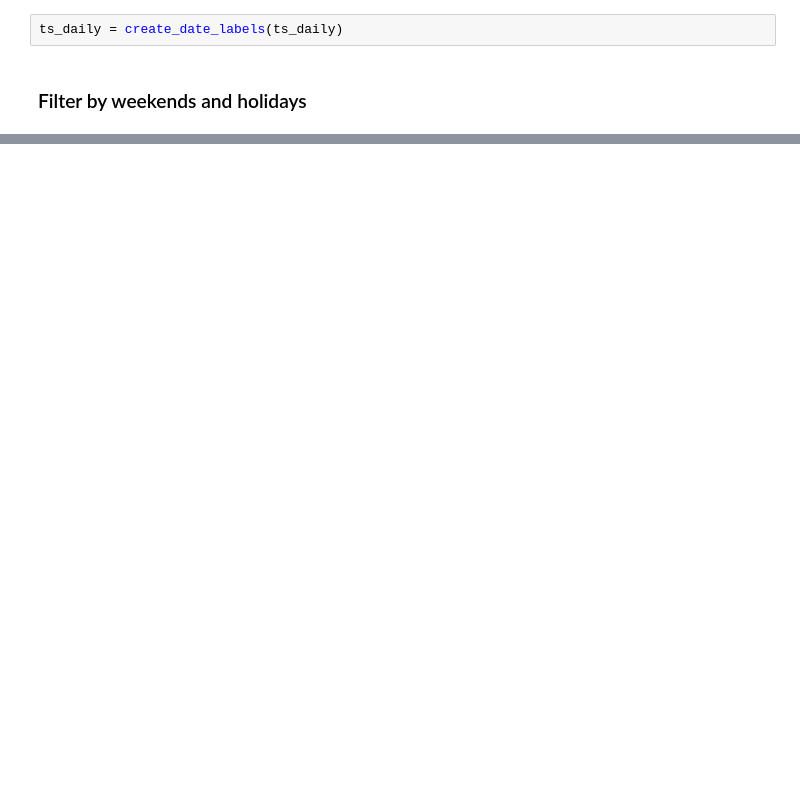
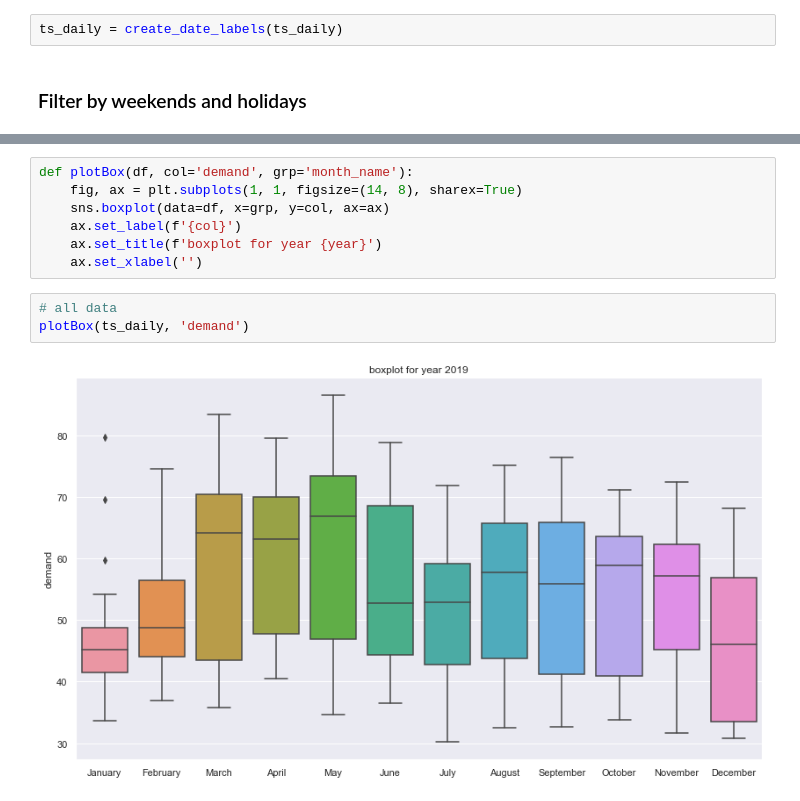
Before and after one commit to cchalc/forjuliana, a Jupyter notebook: notebooks/data.ipynb, the cells around one changed output, grey strips where cells are left out. Drawn from its saved outputs; the diff is of its cells as text; blank space fills up the shorter version.

Commit message:
Added some boxplots

```diff
--- a/notebooks/data.ipynb
+++ b/notebooks/data.ipynb
@@ -167,0 +172,12 @@ True
+# %%
+def plotBox(df, col='demand', grp='month_name'):
+    fig, ax = plt.subplots(1, 1, figsize=(14, 8), sharex=True)
+    sns.boxplot(data=df, x=grp, y=col, ax=ax)
+    ax.set_label(f'{col}')
+    ax.set_title(f'boxplot for year {year}')
+    ax.set_xlabel('')
+# %%
+# all data
+plotBox(ts_daily, 'demand')
+# %% [output]
+[figure, added]
```
Also changed, not shown: parts of 23 cells of this notebook, 1 other file.
